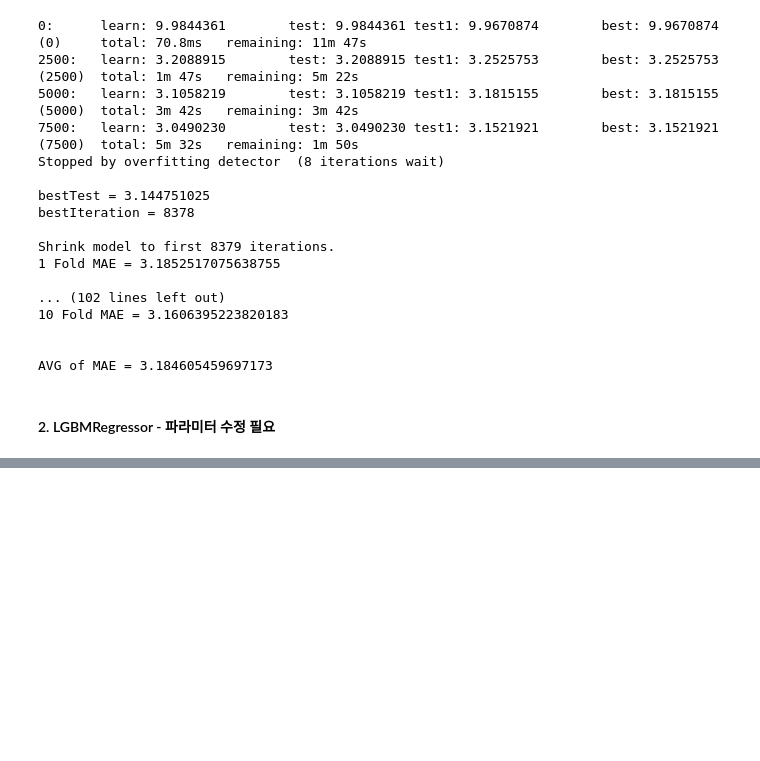
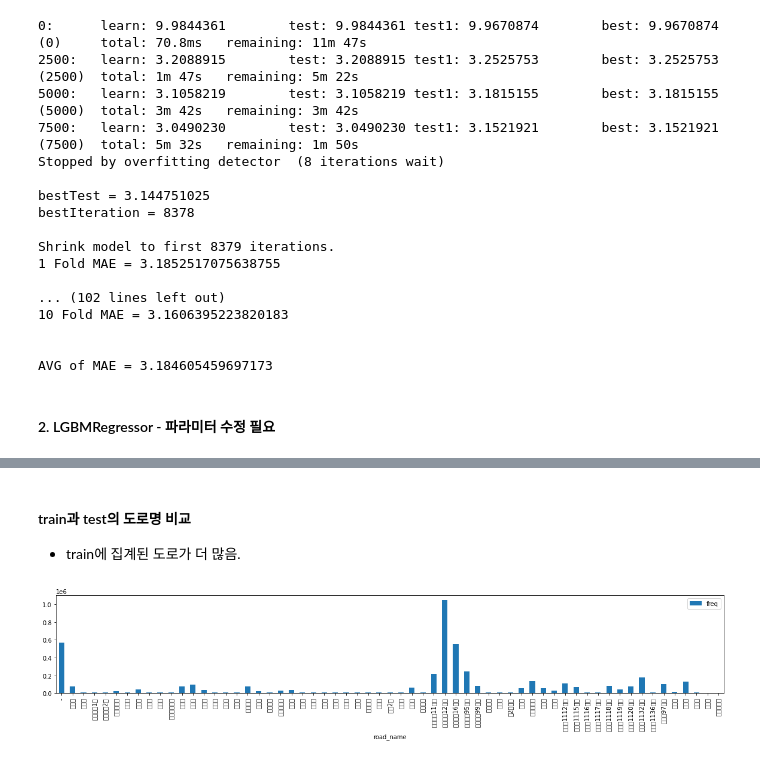
Before and after one commit to zudata/BEAKJOON, a Jupyter notebook: study/practice_note.ipynb, the cells around one changed output, grey strips where cells are left out. Drawn from its saved outputs; the diff is of its cells as text; code cells hidden in the pictures; blank space fills up the shorter version.

```diff
--- a/study/practice_note.ipynb
+++ b/study/practice_note.ipynb
@@ -633,0 +681,13 @@ findfont: Font family ['Apple Gothic'] not found. Falling back to DejaVu Sans.
+# %% [markdown]
+#### train과 test의 도로명 비교
+
+- train에 집계된 도로가 더 많음.
+# %%
+train1 = train.copy()
+train1['freq'] = train1.groupby('road_name')['road_name'].transform('count')
+train1 = train1[['road_name','freq']]
+train1 = train1.groupby('road_name').mean().reset_index()
+train1.plot.bar(x='road_name',y='freq',figsize=(20,3))
+plt.show()
+# %% [output]
+[figure, added]
```
Also changed, not shown: parts of 29 cells of this notebook.
